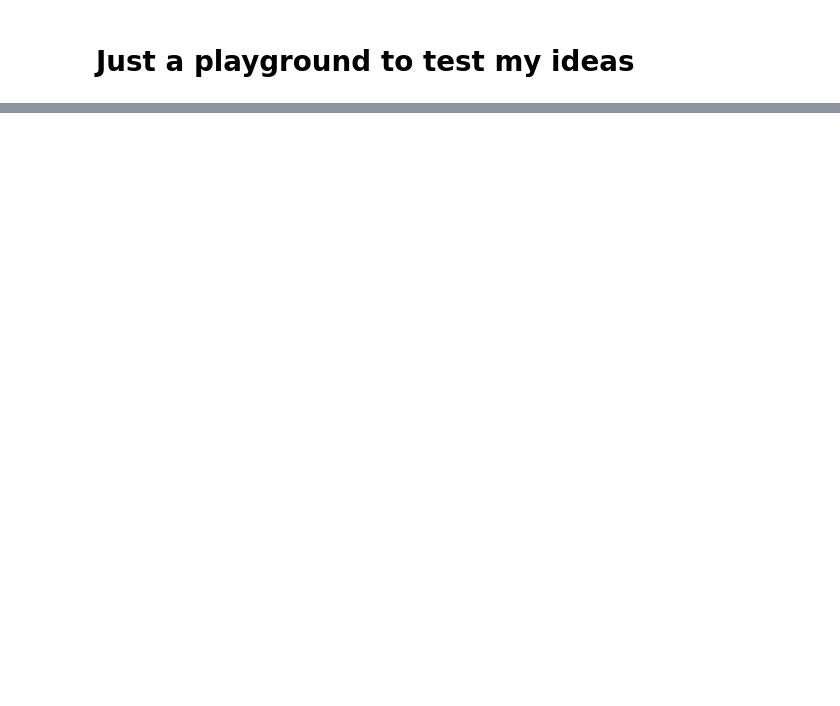
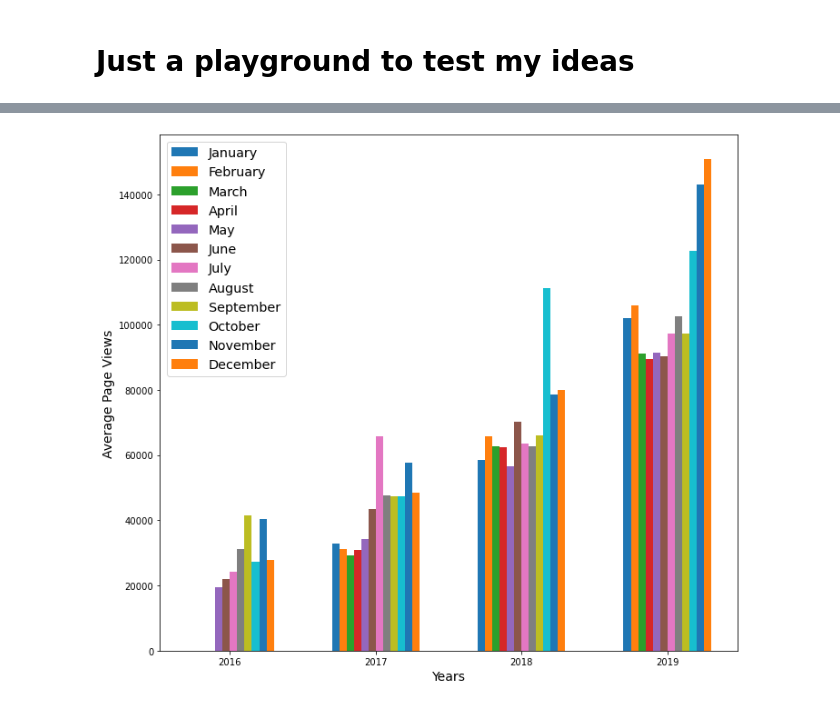
Before and after one commit to dangarmol/data-science-notes-fcc, a Jupyter notebook: Data Analysis with Python/Projects/Page View Time Series Visualiser/time_series_visualizer.ipynb, the cells around one changed output, grey strips where cells are left out. Cells and saved outputs as stored; diff of their text form; code cells hidden in the pictures; blank space fills up the shorter version.

```diff
--- a/Data Analysis with Python/Projects/Page View Time Series Visualiser/time_series_visualizer.ipynb
+++ b/Data Analysis with Python/Projects/Page View Time Series Visualiser/time_series_visualizer.ipynb
@@ -45,0 +58,4 @@ Text(0.5, 1.0, 'Hello')
+# %%
+df["year"] = pd.DatetimeIndex(df["date"]).year
+df["month"] = pd.DatetimeIndex(df["date"]).month
+df
@@ -45,0 +88,3 @@ Text(0.5, 1.0, 'Hello')
+# %%
+df_grouped = df.groupby(["year", "month"]).mean().copy().reset_index()
+df_grouped.head(15)
@@ -45,0 +139,4 @@ Text(0.5, 1.0, 'Hello')
+# %%
+#df_grouped["year" == 2017 & "month" == 5]
+for i in range(1, 13):
+    print(df_grouped[(df_grouped["month"] == i)]["value"])
@@ -45,0 +161,59 @@ Text(0.5, 1.0, 'Hello')
+# %%
+# Inspired by https://matplotlib.org/3.1.1/gallery/lines_bars_and_markers/barchart.html
+
+months = ["January", "February", "March", "April", "May", "June", "July", "August", "September", "October", "November", "December"]
+
+group_labels = pd.unique(df["year"])
+
+means1 = list(df_grouped[(df_grouped["month"] == 1)]["value"])
+means1.insert(0,0)
+means2 = list(df_grouped[(df_grouped["month"] == 2)]["value"])
+means2.insert(0,0)
+means3 = list(df_grouped[(df_grouped["month"] == 3)]["value"])
+means3.insert(0,0)
+means4 = list(df_grouped[(df_grouped["month"] == 4)]["value"])
+means4.insert(0,0)
+means5 = list(df_grouped[(df_grouped["month"] == 5)]["value"])
+means6 = list(df_grouped[(df_grouped["month"] == 6)]["value"])
+means7 = list(df_grouped[(df_grouped["month"] == 7)]["value"])
+means8 = list(df_grouped[(df_grouped["month"] == 8)]["value"])
+means9 = list(df_grouped[(df_grouped["month"] == 9)]["value"])
+means10 = list(df_grouped[(df_grouped["month"] == 10)]["value"])
+means11 = list(df_grouped[(df_grouped["month"] == 11)]["value"])
+means12 = list(df_grouped[(df_grouped["month"] == 12)]["value"])
+
+#x = np.arange(len(labels))  # the label locations
+x = np.arange(len(group_labels))  # the year label locations
+width = 0.05  # the width of the bars
+
+fig, axis = plt.subplots(figsize=(10,13*(2/3)))
+rects = list()
+for i in range(1,13):
+    rects.append(i)
+    #print(rects)
+
+rects1 = axis.bar(x - (11/2)*width, means1, width, label=months[0])
+rects2 = axis.bar(x - (9/2)*width, means2, width, label=months[1])
+rects3 = axis.bar(x - (7/2)*width, means3, width, label=months[2])
+rects4 = axis.bar(x - (5/2)*width, means4, width, label=months[3])
+rects5 = axis.bar(x - (3/2)*width, means5, width, label=months[4])
+rects6 = axis.bar(x - (1/2)*width, means6, width, label=months[5])
+rects7 = axis.bar(x + (1/2)*width, means7, width, label=months[6])
+rects8 = axis.bar(x + (3/2)*width, means8, width, label=months[7])
+rects9 = axis.bar(x + (5/2)*width, means9, width, label=months[8])
+rects10 = axis.bar(x + (7/2)*width, means10, width, label=months[9])
+rects11 = axis.bar(x + (9/2)*width, means11, width, label=months[10])
+rects12 = axis.bar(x + (11/2)*width, means12, width, label=months[11])
+
+# Add some text for labels, title and custom x-axis tick labels, etc.
+axis.set_xlabel("Years", fontsize=14)
+axis.set_ylabel("Average Page Views", fontsize=14)
+axis.set_xticks(x)
+axis.set_xticklabels(group_labels)
+axis.legend(fontsize="x-large")
+
+fig.tight_layout()
+
+plt.show()
+# %% [output]
+[figure, added]
```
Also changed, not shown: parts of 16 cells of this notebook.
